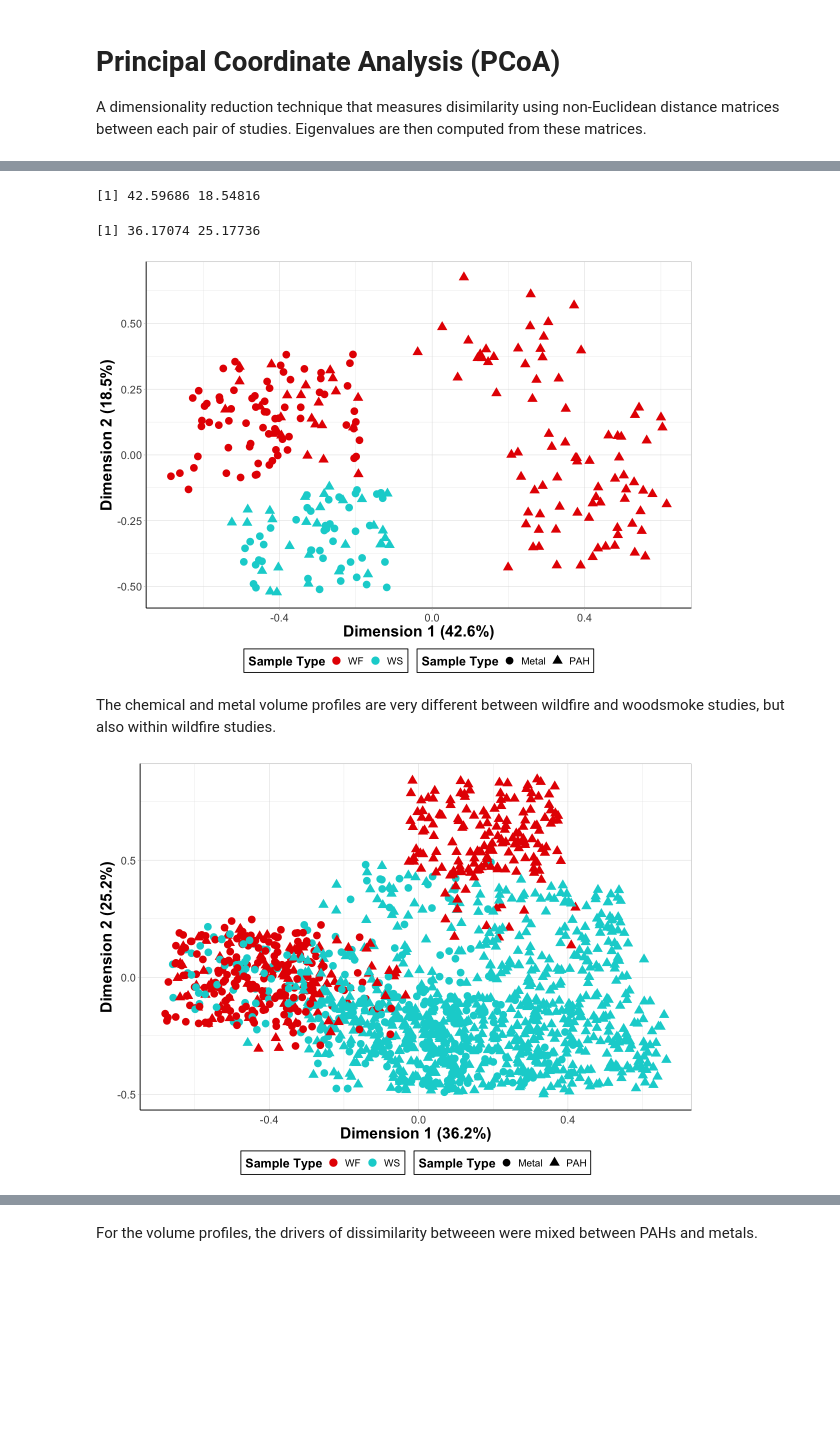
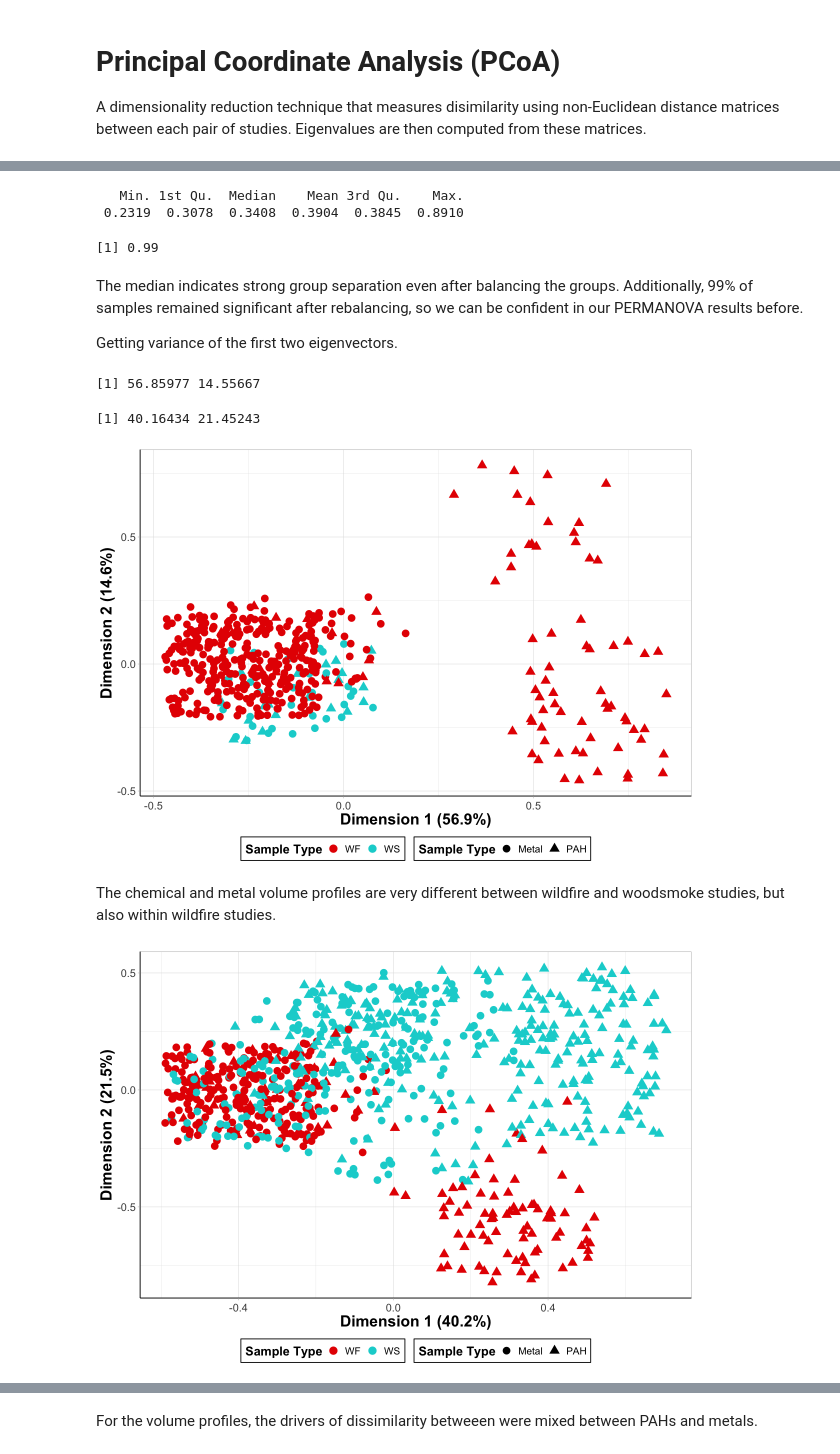
Before and after one commit to UNC-CEMALB/P1015.-Wildfire_Suffcient_Similiarity, a Jupyter notebook: 2. Cluster Analysis/PCoA.ipynb, the cells around one changed output, grey strips where cells are left out. Saved outputs shown, nothing was run; the diff lists cells and outputs as text; code cells hidden in the pictures; blank space fills up the shorter version.

```diff
--- a/2. Cluster Analysis/PCoA.ipynb
+++ b/2. Cluster Analysis/PCoA.ipynb
@@ -1,6 +1,6 @@
 # %%
 Output = '/Users/alexis/Library/CloudStorage/OneDrive-UniversityofNorthCarolinaatChapelHill/CEMALB_DataAnalysisPM/Projects/P1015. Fire Sufficient Similarity/P1015.3. Analyses/P1015.3.3. Cluster Analysis/Output'
-cur_date = '020926'
+cur_date = '022826'
 
 library(readxl)
 library(tidyverse)
@@ -9,7 +9,10 @@ library(vegan)
 library(ecodist)
 
 # reading in files
-full_df = data.frame(read_excel("Input/Processed_Data_020226.xlsx"))
+full_df = data.frame(read_excel("Input/Processed_Data_022826.xlsx")) %>%
+    # removing records that weren't measured
+    filter(Value2 == 'Present') %>%
+    select(-Value2)
 wf_info_df = data.frame(read_excel("Input/Study_Info_WF_012226.xlsx", sheet = 2))[,1:12]
 ws_info_df = data.frame(read_excel("Input/Study_Info_WS_012226.xlsx", sheet = 2))[,1:15]
 ws_info_df$HAWC_ID = as.character(ws_info_df$HAWC_ID)
@@ -71,8 +92,8 @@ wide_weight_df = weight_df %>%
     column_to_rownames('Study_Sample_ID')
 
 # Missing-by-design: treat as 0 for Bray–Curtis (no imputation beyond "not observed")
-wide_vol_df[is.na(wide_vol_df)] <- 0
-wide_weight_df[is.na(wide_weight_df)] <- 0
+wide_vol_df[is.na(wide_vol_df)] = 0
+wide_weight_df[is.na(wide_weight_df)] = 0
 
 head(wide_vol_df)
 # %% [output]
@@ -100,13 +121,13 @@ pcoa_weight = pco(bc_weight_df)
 # getting first two dimensions and adding back in meta data
 pcoa_vol_df = data.frame('Study_Sample_ID' = rownames(wide_vol_df), PC1 = pcoa_vol$vectors[,1],
                                   PC2 = pcoa_vol$vectors[,2]) %>%
-    inner_join(vol_df[,c(3,6:8)]) %>%
+    inner_join(vol_df[,c(3,6,7,9)]) %>%
     left_join(wf_info_df) %>%
     left_join(ws_info_df)
 
 pcoa_weight_df = data.frame('Study_Sample_ID' = rownames(wide_weight_df), PC1 = pcoa_weight$vectors[,1],
                                   PC2 = pcoa_weight$vectors[,2]) %>%
-    inner_join(weight_df[,c(3,6:8)]) %>%
+    inner_join(weight_df[,c(3,6,7,9)]) %>%
     left_join(wf_info_df) %>%
     left_join(ws_info_df)
 
@@ -224,3 +309,43 @@ Getting variance of the first two eigenvectors.
+# %%
+set.seed(42)
+
+n_ws = sum(per_vol_df$Sample == "WS")
+n_wf = sum(per_vol_df$Sample == "WF")
+stopifnot(n_ws == 5, n_wf == 57)  # optional sanity check
+
+B = 500  # increase to 1000+ if time allows
+r2_vals = numeric(B)
+p_vals  = numeric(B)
+
+# getting study samples ids for each sample
+ids_ws = rownames(per_vol_df)[per_vol_df$Sample == "WS"]
+ids_wf_all = rownames(per_vol_df)[per_vol_df$Sample == "WF"]
+
+for (i in seq_len(B)) {
+  ids_wf = sample(ids_wf_all, size = n_ws, replace = FALSE)
+  ids_keep = c(ids_ws, ids_wf)
+
+  otu_b  = wide_vol_df[ids_keep, ]
+  meta_b = droplevels(per_vol_df[ids_keep, ])
+
+  dm_b = vegdist(otu_b, method = "bray")
+  fit_b = adonis2(dm_b ~ Sample, data = meta_b, permutations = 9999)
+
+  # Extract R2 and p for the Sample term
+  r2_vals[i] = fit_b$R2[1]
+  p_vals[i]  = fit_b$`Pr(>F)`[1]
+}
+
+summary(r2_vals)
+mean(p_vals <= 0.05)  # fraction of balanced resamples that remain significant
+# %% [output]
+   Min. 1st Qu.  Median    Mean 3rd Qu.    Max.
+ 0.2319  0.3078  0.3408  0.3904  0.3845  0.8910
+[1] 0.99
+# %% [markdown]
+The median indicates strong group separation even after balancing the groups. Additionally, 99% of samples remained significant after rebalancing, so we can be confident in our PERMANOVA results before.
+
+Getting variance of the first two eigenvectors.
 # %%
 # obtaining eigenvalues and making them positive
 eig_vol = pcoa_vol$values
@@ -235,18 +360,13 @@ variance_percentage_weight = (pos_eig_weight / sum(pos_eig_weight)) * 100
 variance_percentage_vol[1:2]
 variance_percentage_weight[1:2]
 # %% [output]
-[1] 42.59686 18.54816
+[1] 56.85977 14.55667
-[1] 36.17074 25.17736
+[1] 40.16434 21.45243
 # %%
 options(repr.plot.width=10, repr.plot.height=7) #changing size
 vol_pca_figure = ggplot() +
   geom_point(data = pcoa_vol_df, aes(x = PC1, y = PC2, color = Sample, shape = Class),
              size = 4, position = position_jitter(w = 0.2, h = 0.2), alpha = 1) +
-  # stat_ellipse(data = pcoa_vol_df, aes(x = PC1, y = PC2, color = Sample)) +
-  # geom_text_repel(data = full_eigenvector_df %>%
-  #          filter(Metric == 'Volume', PC1 > 5),
-  #                 aes(x = PC1, y = PC2, color = Sample, label = SampleID),
-  #                 segment.size = 0, size = 5, show.legend = FALSE, nudge_y = 0.3) +
 
   theme_light() +
   theme(axis.text.x = element_text(vjust = 0.5), #rotating x labels/ moving x labels slightly to the left
@@ -260,46 +380,41 @@ vol_pca_figure = ggplot() +
         strip.text.x = element_text(size = 18, face = "bold"), #changes size of facet x axis
         strip.text.y = element_text(size = 18, face = "bold")) + #changes size of facet y axis
 
-  labs(x = 'Dimension 1 (42.6%)', y = 'Dimension 2 (18.5%)', #changing axis labels
+  labs(x = 'Dimension 1 (56.9%)', y = 'Dimension 2 (14.6%)', #changing axis labels
        color = "Sample Type", shape = "Sample Type") + #changing legend title
 
   scale_color_manual(values = c('#e60000', '#00d2d2'))
 
 vol_pca_figure
 # %% [output]
-[figure, old version]
+[figure, new version]
 # %% [markdown]
 The chemical and metal volume profiles are very different between wildfire and woodsmoke studies, but also within wildfire studies.
 # %%
 weight_pca_figure = ggplot() +
   geom_point(data = pcoa_weight_df, aes(x = PC1, y = PC2, color = Sample, shape = Class),
              size = 4, position = position_jitter(w = 0.2, h = 0.2), alpha = 1) +
-  # stat_ellipse(data = pcoa_vol_df, aes(x = PC1, y = PC2, color = Sample)) +
-  # geom_text_repel(data = full_eigenvector_df %>%
-  #          filter(Metric == 'Volume', PC1 > 5),
-  #                 aes(x = PC1, y = PC2, color = Sample, label = SampleID),
-  #                 segment.size = 0, size = 5, show.legend = FALSE, nudge_y = 0.3) +
 
   theme_light() +
   theme(axis.text.x = element_text(vjust = 0.5), #rotating x labels/ moving x labels slightly to the left
         axis.line = element_line(colour="black"), #making x and y axes black
         axis.text = element_text(size = 13), #changing size of x axis labels
         legend.title = element_text(face = 'bold', size = 15), #changes legend title
         legend.text = element_text(size = 12), #changes legend text
         legend.position = "bottom",
         legend.background = element_rect(colour = 'black', fill = 'white', linetype = 'solid'),
         axis.title = element_text(face = "bold", size = rel(1.7)), #changes axis titles
         strip.text.x = element_text(size = 18, face = "bold"), #changes size of facet x axis
         strip.text.y = element_text(size = 18, face = "bold")) + #changes size of facet y axis
 
-  labs(x = 'Dimension 1 (36.2%)', y = 'Dimension 2 (25.2%)', #changing axis labels
+  labs(x = 'Dimension 1 (40.2%)', y = 'Dimension 2 (21.5%)', #changing axis labels
        color = "Sample Type", shape = "Sample Type") + #changing legend title
 
   scale_color_manual(values = c('#e60000', '#00d2d2'))
 
 weight_pca_figure
 # %% [output]
-[figure, old version]
+[figure, new version]
 # %% [markdown]
 While the metal and chemical weight profiles are largely distinct between wildfire and woodsmoke samples, there are still similiarities with some samples.
 
```
Also changed, not shown: parts of 20 cells of this notebook.
